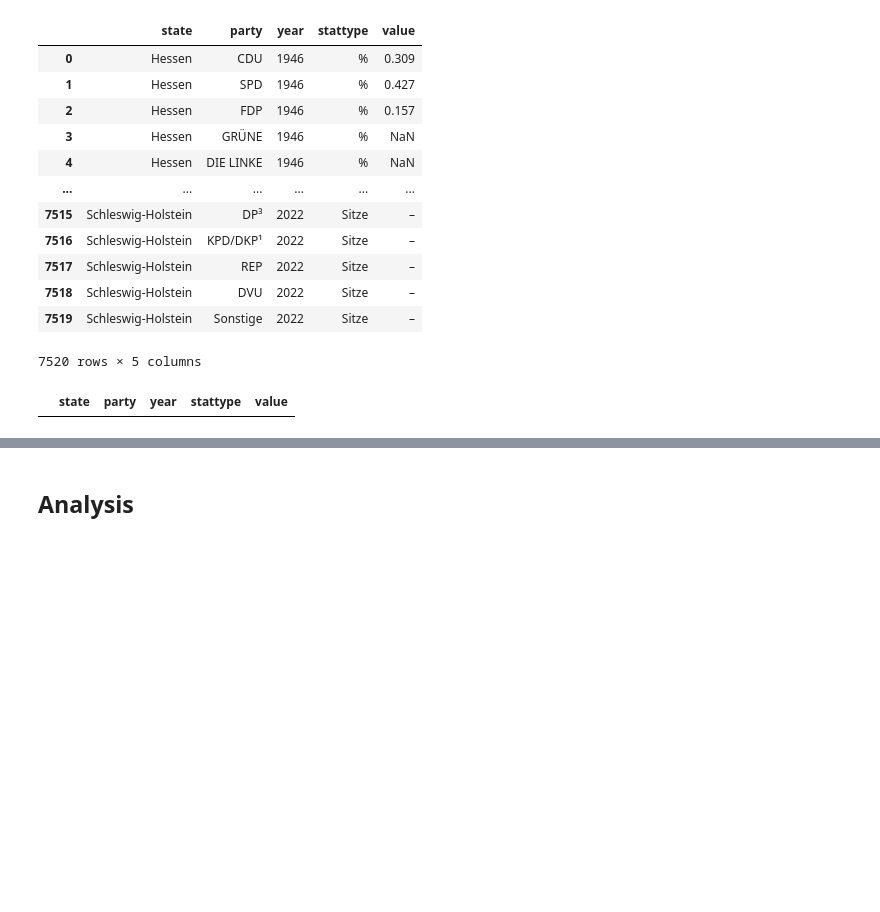
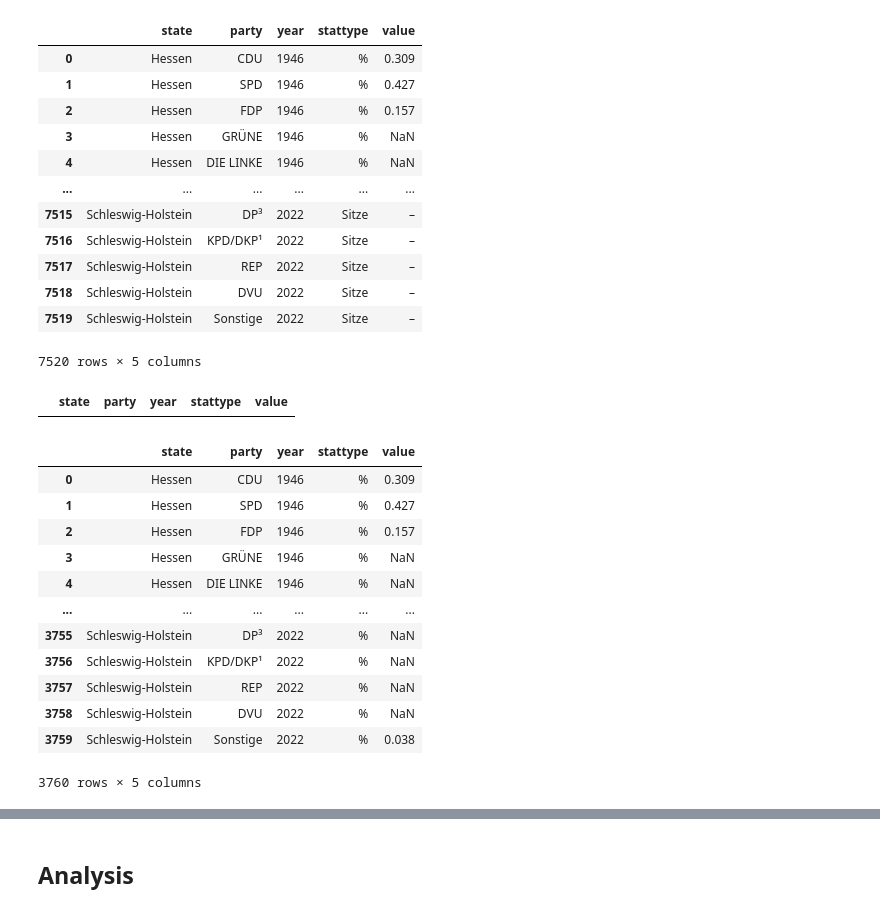
Before and after one commit to ligea-alexander/ligea-portfolio, a Jupyter notebook: projects/blog/finally_d3/data/analysis.ipynb, the cells around one changed output, grey strips where cells are left out. Cells and saved outputs as stored; diff of their text form; code cells hidden in the pictures; blank space fills up the shorter version.

```diff
--- a/projects/blog/finally_d3/data/analysis.ipynb
+++ b/projects/blog/finally_d3/data/analysis.ipynb
@@ -598,0 +599,19 @@ cleaned_full_long_df.to_csv("test.csv", index = False)
+# %%
+percent_votes = cleaned_full_long_df[cleaned_full_long_df["stattype"]=="%"].reset_index(drop = True)
+percent_votes
+
+# percent_votes.to_csv("percentage_votes.csv", index = False)
+# %% [output]
+|  | state | party | year | stattype | value |
+| 0 | Hessen | CDU | 1946 | % | 0.309 |
+| 1 | Hessen | SPD | 1946 | % | 0.427 |
+| 2 | Hessen | FDP | 1946 | % | 0.157 |
+| 3 | Hessen | GRÜNE | 1946 | % | NaN |
+| 4 | Hessen | DIE LINKE | 1946 | % | NaN |
+| ... | ... | ... | ... | ... | ... |
+| 3755 | Schleswig-Holstein | DP³ | 2022 | % | NaN |
+| 3756 | Schleswig-Holstein | KPD/DKP¹ | 2022 | % | NaN |
+| 3757 | Schleswig-Holstein | REP | 2022 | % | NaN |
+| 3758 | Schleswig-Holstein | DVU | 2022 | % | NaN |
+| 3759 | Schleswig-Holstein | Sonstige | 2022 | % | 0.038 |
+3760 rows × 5 columns
```
Also changed, not shown: parts of 3 cells of this notebook, 12 other files.
